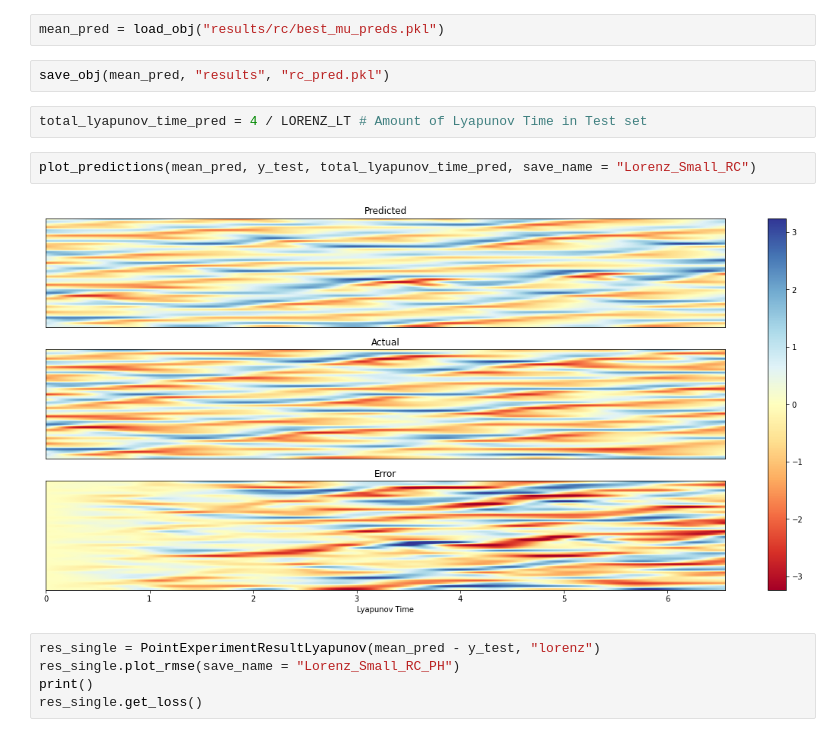
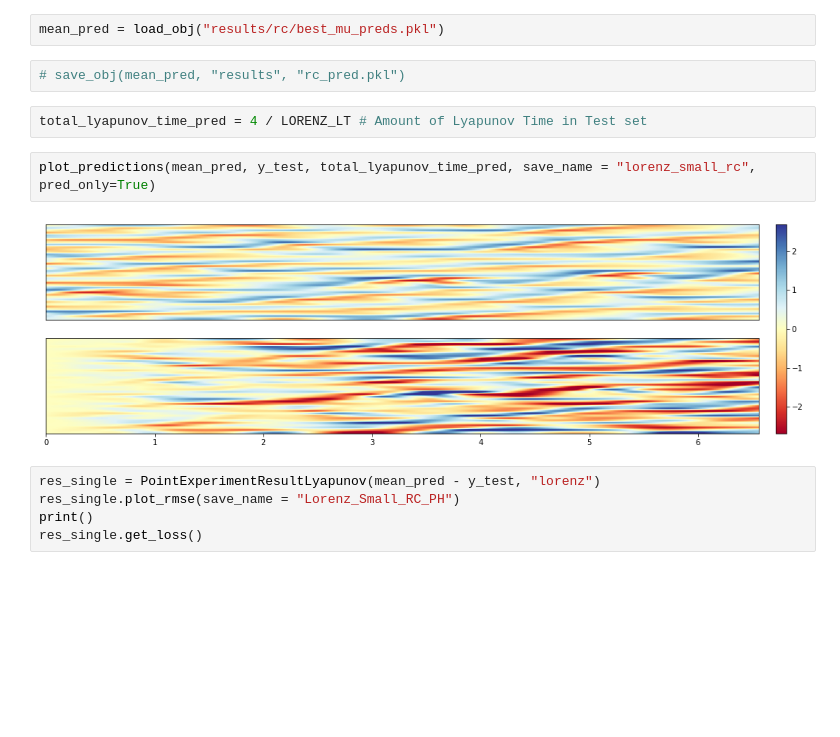
Before and after one commit to justlotw/Deep-Learning-Prediction-and-Uncertainty-Quantification-of-High-Dimensional-Time-Series-Data, a Jupyter notebook: 2_small_size/1_lorenz8_20percent/3_rc_lorenz8_small.ipynb, the cells around one changed output. Saved outputs shown, nothing was run; the diff lists cells and outputs as text; blank space fills up the shorter version.

```diff
--- a/2_small_size/1_lorenz8_20percent/3_rc_lorenz8_small.ipynb
+++ b/2_small_size/1_lorenz8_20percent/3_rc_lorenz8_small.ipynb
@@ -1203,13 +1203,13 @@ Free: 9 GiB
 # %%
 mean_pred = load_obj("results/rc/best_mu_preds.pkl")
 # %%
-save_obj(mean_pred, "results", "rc_pred.pkl")
+# save_obj(mean_pred, "results", "rc_pred.pkl")
 # %%
 total_lyapunov_time_pred = 4 / LORENZ_LT # Amount of Lyapunov Time in Test set
 # %%
-plot_predictions(mean_pred, y_test, total_lyapunov_time_pred, save_name = "Lorenz_Small_RC")
+plot_predictions(mean_pred, y_test, total_lyapunov_time_pred, save_name = "lorenz_small_rc", pred_only=True)
 # %% [output]
-[figure, old version]
+[figure, new version]
 # %%
 res_single = PointExperimentResultLyapunov(mean_pred - y_test, "lorenz")
 res_single.plot_rmse(save_name = "Lorenz_Small_RC_PH")
```
Also changed, not shown: 12 other files.
